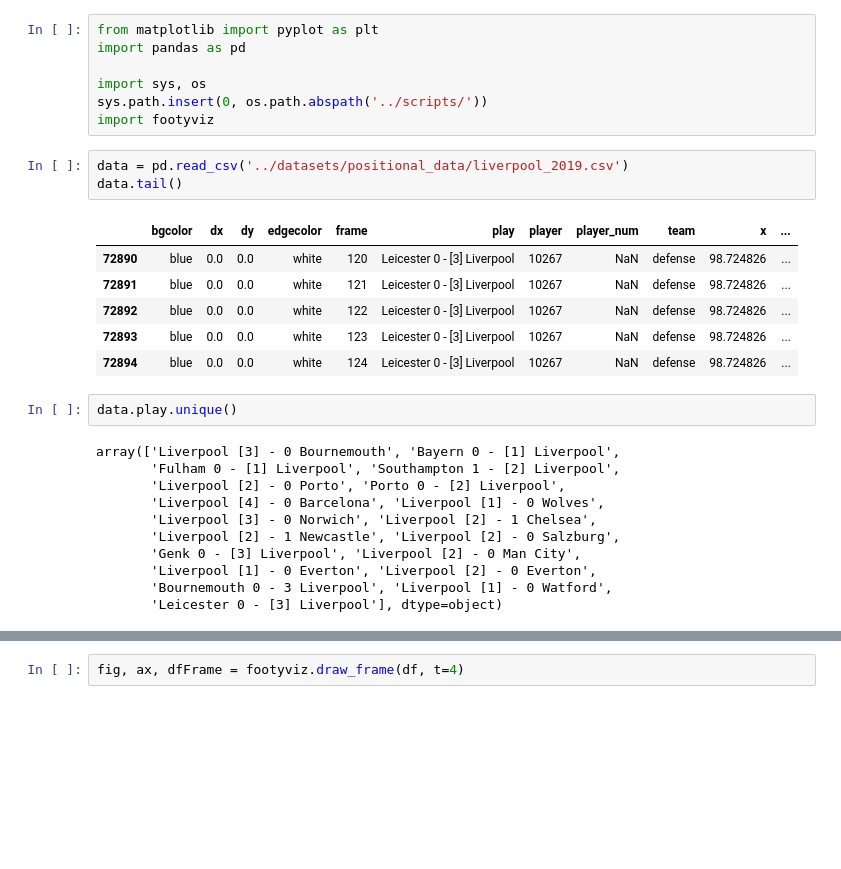
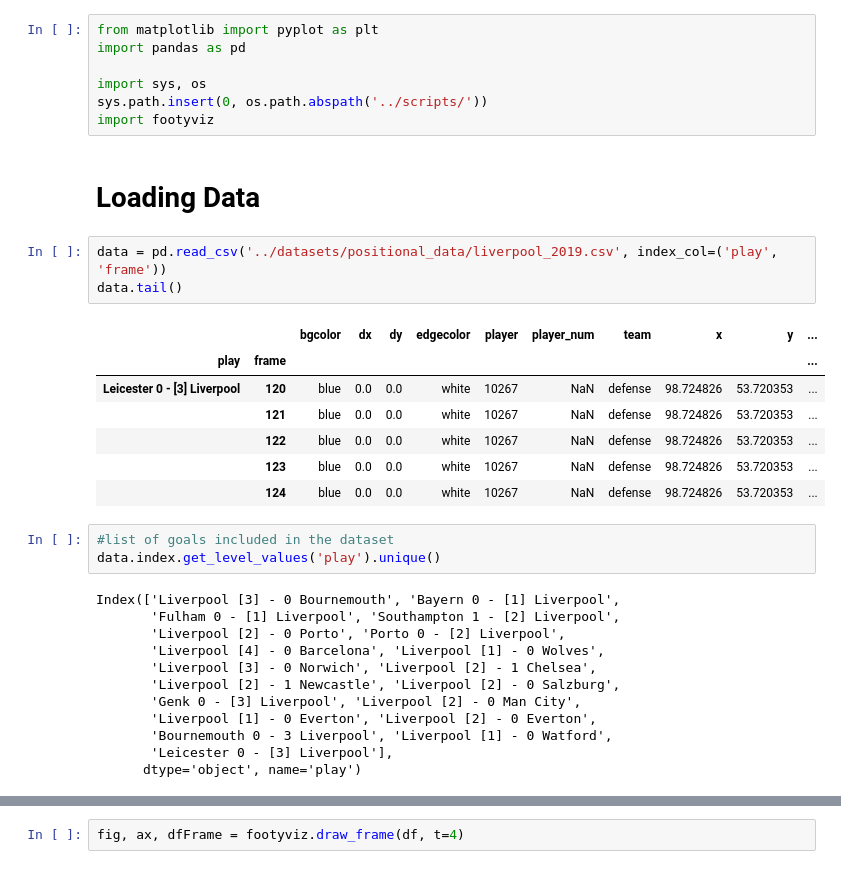
Before and after one commit to rjtavares/football-crunching, a Jupyter notebook: notebooks/basics of editing with moviepy.ipynb, the cells around one changed output, grey strips where cells are left out. Saved outputs shown, nothing was run; the diff lists cells and outputs as text; blank space fills up the shorter version.

```diff
--- a/notebooks/basics of editing with moviepy.ipynb
+++ b/notebooks/basics of editing with moviepy.ipynb
@@ -5,28 +5,33 @@ import pandas as pd
 import sys, os
 sys.path.insert(0, os.path.abspath('../scripts/'))
 import footyviz
+# %% [markdown]
+# Loading Data
 # %%
-data = pd.read_csv('../datasets/positional_data/liverpool_2019.csv')
+data = pd.read_csv('../datasets/positional_data/liverpool_2019.csv', index_col=('play', 'frame'))
 data.tail()
 # %% [output]
-|  | bgcolor | dx | dy | edgecolor | frame | play | player | player_num | team | x | ... |
-| 72890 | blue | 0.0 | 0.0 | white | 120 | Leicester 0 - [3] Liverpool | 10267 | NaN | defense | 98.724826 | ... |
-| 72891 | blue | 0.0 | 0.0 | white | 121 | Leicester 0 - [3] Liverpool | 10267 | NaN | defense | 98.724826 | ... |
-| 72892 | blue | 0.0 | 0.0 | white | 122 | Leicester 0 - [3] Liverpool | 10267 | NaN | defense | 98.724826 | ... |
-| 72893 | blue | 0.0 | 0.0 | white | 123 | Leicester 0 - [3] Liverpool | 10267 | NaN | defense | 98.724826 | ... |
-| 72894 | blue | 0.0 | 0.0 | white | 124 | Leicester 0 - [3] Liverpool | 10267 | NaN | defense | 98.724826 | ... |
+|  |  | bgcolor | dx | dy | edgecolor | player | player_num | team | x | y | ... |
+| play | frame |  |  |  |  |  |  |  |  |  | ... |
+| Leicester 0 - [3] Liverpool | 120 | blue | 0.0 | 0.0 | white | 10267 | NaN | defense | 98.724826 | 53.720353 | ... |
+|  | 121 | blue | 0.0 | 0.0 | white | 10267 | NaN | defense | 98.724826 | 53.720353 | ... |
+|  | 122 | blue | 0.0 | 0.0 | white | 10267 | NaN | defense | 98.724826 | 53.720353 | ... |
+|  | 123 | blue | 0.0 | 0.0 | white | 10267 | NaN | defense | 98.724826 | 53.720353 | ... |
+|  | 124 | blue | 0.0 | 0.0 | white | 10267 | NaN | defense | 98.724826 | 53.720353 | ... |
-# %%
-data.play.unique()
-# %% [output]
-array(['Liverpool [3] - 0 Bournemouth', 'Bayern 0 - [1] Liverpool',
-       'Fulham 0 - [1] Liverpool', 'Southampton 1 - [2] Liverpool',
-       'Liverpool [2] - 0 Porto', 'Porto 0 - [2] Liverpool',
-       'Liverpool [4] - 0 Barcelona', 'Liverpool [1] - 0 Wolves',
-       'Liverpool [3] - 0 Norwich', 'Liverpool [2] - 1 Chelsea',
-       'Liverpool [2] - 1 Newcastle', 'Liverpool [2] - 0 Salzburg',
-       'Genk 0 - [3] Liverpool', 'Liverpool [2] - 0 Man City',
-       'Liverpool [1] - 0 Everton', 'Liverpool [2] - 0 Everton',
-       'Bournemouth 0 - 3 Liverpool', 'Liverpool [1] - 0 Watford',
-       'Leicester 0 - [3] Liverpool'], dtype=object)
+# %%
+#list of goals included in the dataset
+data.index.get_level_values('play').unique()
+# %% [output]
+Index(['Liverpool [3] - 0 Bournemouth', 'Bayern 0 - [1] Liverpool',
+       'Fulham 0 - [1] Liverpool', 'Southampton 1 - [2] Liverpool',
+       'Liverpool [2] - 0 Porto', 'Porto 0 - [2] Liverpool',
+       'Liverpool [4] - 0 Barcelona', 'Liverpool [1] - 0 Wolves',
+       'Liverpool [3] - 0 Norwich', 'Liverpool [2] - 1 Chelsea',
+       'Liverpool [2] - 1 Newcastle', 'Liverpool [2] - 0 Salzburg',
+       'Genk 0 - [3] Liverpool', 'Liverpool [2] - 0 Man City',
+       'Liverpool [1] - 0 Everton', 'Liverpool [2] - 0 Everton',
+       'Bournemouth 0 - 3 Liverpool', 'Liverpool [1] - 0 Watford',
+       'Leicester 0 - [3] Liverpool'],
+      dtype='object', name='play')
 # %%
 play = 'Liverpool [4] - 0 Barcelona'
```
Also changed, not shown: parts of 14 cells of this notebook, 1 other file.
